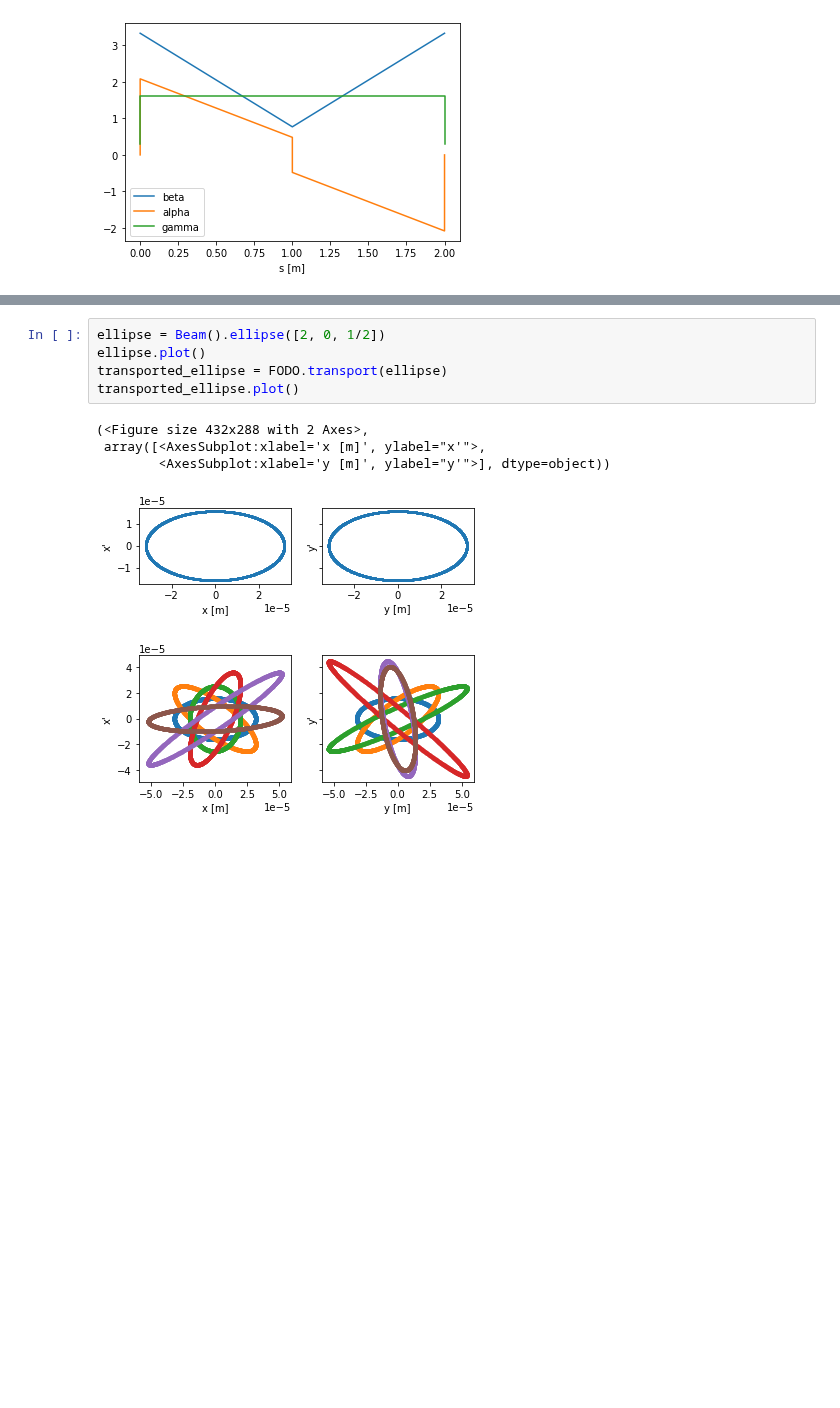
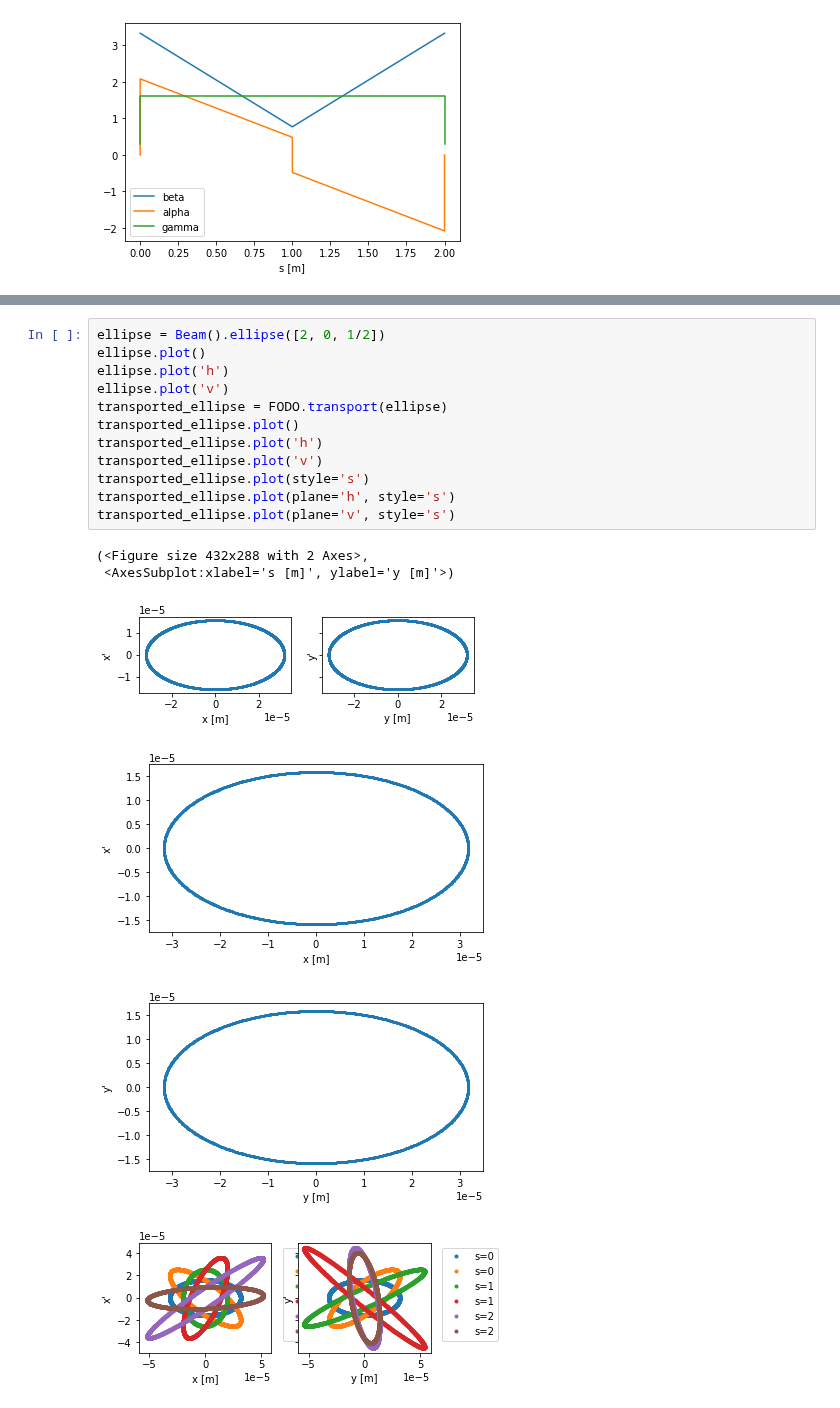
Before and after one commit to loiccoyle/pyaccelerator, a Jupyter notebook: noteboooks/plotting.ipynb, the cells around one changed output, grey strips where cells are left out. Saved outputs shown, nothing was run; the diff lists cells and outputs as text; blank space fills up the shorter version.

Commit message:
better transported phase space plotting

```diff
--- a/noteboooks/plotting.ipynb
+++ b/noteboooks/plotting.ipynb
@@ -46,11 +46,19 @@ coords.plot()
 # %%
 ellipse = Beam().ellipse([2, 0, 1/2])
 ellipse.plot()
+ellipse.plot('h')
+ellipse.plot('v')
 transported_ellipse = FODO.transport(ellipse)
 transported_ellipse.plot()
+transported_ellipse.plot('h')
+transported_ellipse.plot('v')
+transported_ellipse.plot(style='s')
+transported_ellipse.plot(plane='h', style='s')
+transported_ellipse.plot(plane='v', style='s')
 # %% [output]
 (<Figure size 432x288 with 2 Axes>,
- array([<AxesSubplot:xlabel='x [m]', ylabel="x'">,
-        <AxesSubplot:xlabel='y [m]', ylabel="y'">], dtype=object))
+ <AxesSubplot:xlabel='s [m]', ylabel='y [m]'>)
 [figure]
-[figure, old version]
+[figure, new version]
+[figure, added]
+[figure, added]
```
Also changed, not shown: parts of 4 cells of this notebook, 2 other files.
